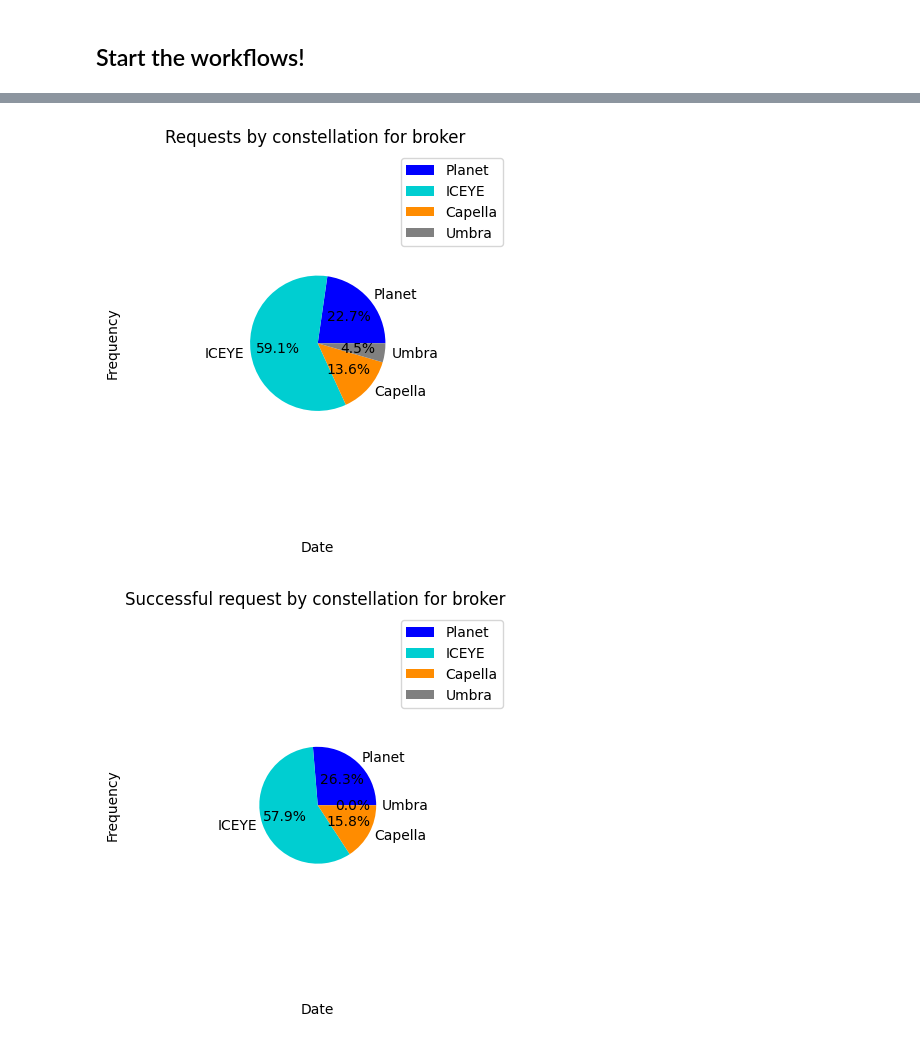
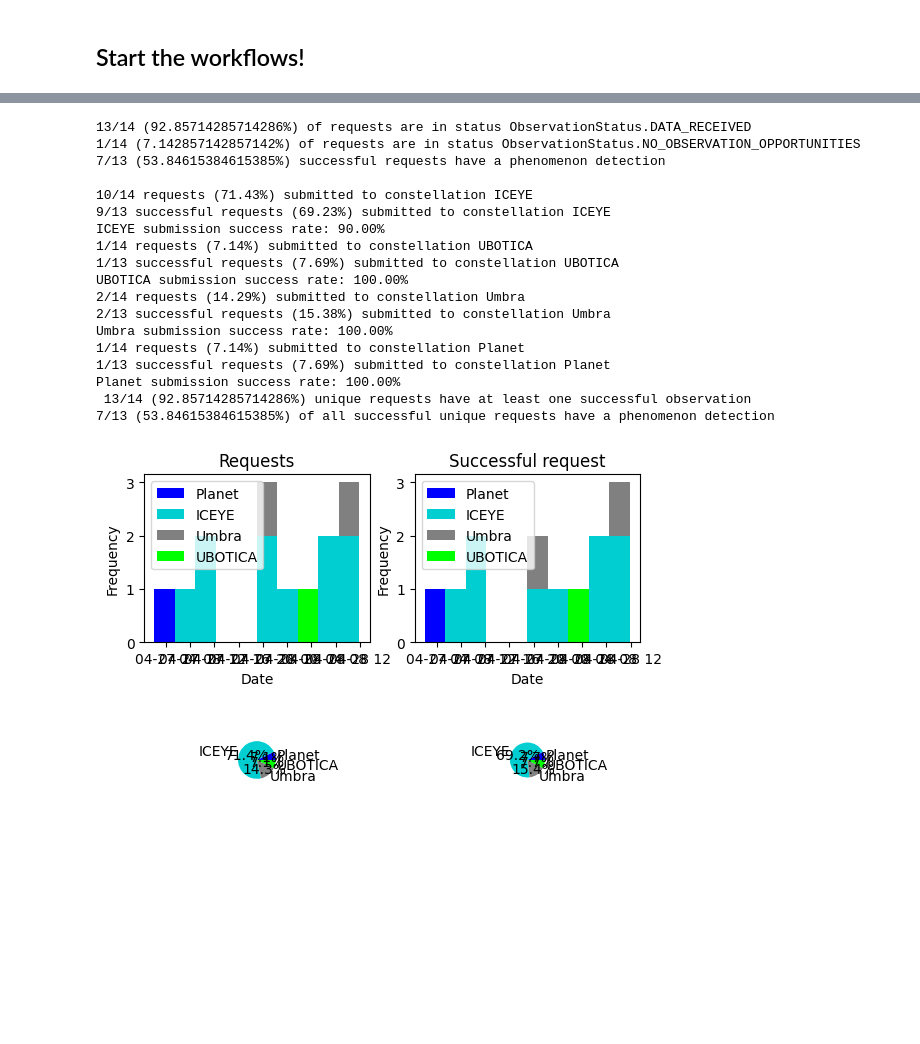
Before and after one commit to seakers/federated-scheduling, a Jupyter notebook: FAME-msa-workflow-dispatch.ipynb, the cells around one changed output, grey strips where cells are left out. Saved outputs shown, nothing was run; the diff lists cells and outputs as text; code cells hidden in the pictures; blank space fills up the shorter version.

Commit message:
Add: tracker now works, plotting

```diff
--- a/FAME-msa-workflow-dispatch.ipynb
+++ b/FAME-msa-workflow-dispatch.ipynb
@@ -333,7 +338,7 @@ constcolor = {sat.name: satmarkerer(sat.name) for sat in all_satellites}
 # %%
 Rotterdam = Location(3.8, 52, 0, "Rotterdam-ish")
 
-Gothenburg = Location(11.64, 57.60, 0, "Gothenburg")
+Gothenburg = Location(11.14, 58.10, 0, "Gothenburg")
 # %% [markdown]
 ### Communication opportunities
 # %%
@@ -428,15 +433,15 @@ So:
 # %%
 phenomenon_update_frequency = dt.timedelta(seconds=1800)
 
-avg_speed_kph = 37 # 20 kts
+avg_speed_kph = 37/2 # 20 kts
 start_speed_kph = avg_speed_kph
 start_heading_deg = 0
-heading_variance = .075
+heading_variance = .075/5
 speed_variance = 0.5
 
 # avg_speed_kph2 = 30 # 20 kts
 # start_speed_kph2 = avg_speed_kph2
-# start_heading_deg2 = 290
+start_heading_deg_G = 250
 # heading_variance = .075
 # speed_variance = 0.5
 
@@ -510,14 +515,14 @@ phenomena_gothenburg = [
         start_time=min_time,
         end_time=min_time+phenomenon_update_frequency,
         name = Gothenburg.name,
-        heading_deg=start_heading_deg,
+        heading_deg=start_heading_deg_G,
         speed_kph=start_speed_kph
     ),
 ]
 
 initial_toi_pose_gothenburg = Pose(lon_deg=Gothenburg.lon_deg, lat_deg=Gothenburg.lat_deg, time=min_time, alt_km=Gothenburg.alt_km, heading_deg=start_heading_deg, speed_kph=start_speed_kph, name="Gothenburg initial")
 
-new_heading_rad = start_heading_deg*np.pi/180.
+new_heading_rad = start_heading_deg_G*np.pi/180.
 
 random.seed(1)
 
@@ -606,7 +611,7 @@ axglobal.legend()
 # %%
 # phenomena = []
 
-world_with_brokers = World(satellites = all_satellites, phenomena=phenomena_with_stationary_toi)
+world_with_brokers = World(satellites = all_satellites, phenomena=phenomena)
 
 scheduler_planet = ConstellationGroundScheduler(satellites=dove_satellites+skysat_satellites+pelican_satellites+tanager_satellites, ground_stations=ground_stations, world=world_with_brokers, name="Planet")
 scheduler_umbra = ConstellationGroundScheduler(satellites=umbra_satellites, ground_stations=ground_stations, world=world_with_brokers, name="Umbra")
@@ -616,6 +621,10 @@ scheduler_ubotica = ConstellationGroundScheduler(satellites=ubotica_satellites,
 scheduler_mission_control = ConstellationGroundScheduler(satellites=mission_control_satellites, ground_stations=ground_stations, world=world_with_brokers, name="Mission Control")
 scheduler_aerospace = ConstellationGroundScheduler(satellites=aerospace_corp_satellites, ground_stations=ground_stations, world=world_with_brokers, name="AC")
 scheduler_iceye = ConstellationGroundScheduler(satellites=iceye_satellites, ground_stations=ground_stations, world=world_with_brokers, name="ICEYE")
+
+all_constellations = [scheduler_planet, scheduler_umbra, scheduler_capella, scheduler_LOFT, scheduler_ubotica, scheduler_mission_control, scheduler_aerospace, scheduler_iceye]
+
+constcolors = {c.name: constcolorer(c.name) for c in all_constellations}
 
 
 world_with_brokers.add_constellation(scheduler_planet)
@@ -633,7 +642,7 @@ other_broker = Broker(constellations=[scheduler_planet, scheduler_umbra, schedul
 
 
 world_with_brokers.add_broker(broker)
-# world_with_brokers.add_broker(other_broker)
+world_with_brokers.add_broker(other_broker)
 
 world_with_brokers.time = min_time
 # %% [markdown]
@@ -1071,9 +1038,9 @@ workflow_msa = Workflow(
         verbose=True,
         initial_toi_pose=initial_toi_pose_rotterdam,
         search_name_str="Rotterdam",
-        plot_filter_distribution=True,
+        plot_filter_distribution=False,
         # plot_axis=plot_axis_broker1,
-        save_filter_distribution=True,
+        save_filter_distribution=False,
         ),
 )
 # %% [output]
@@ -1419,6 +1491,29 @@ Time: 2026-01-21 23:58:38.514410. Event: Event Unlock satellite after obs, sat I
 # %%
-plot_request_statistics(broker._requests, constellation_colorer=constcolorer)
+fig, stats_axes = plt.subplots(2,2)
+
+stats_axes_linear = [stats_axes[0][0], stats_axes[1][0], stats_axes[0][1], stats_axes[1][1]]
+
+plot_request_statistics(broker._requests, axes=stats_axes_linear, constellation_colors=constcolors)
+
+request_statistics(broker._requests)
 # %% [output]
+13/14 (92.85714285714286%) of requests are in status ObservationStatus.DATA_RECEIVED
+1/14 (7.142857142857142%) of requests are in status ObservationStatus.NO_OBSERVATION_OPPORTUNITIES
+7/13 (53.84615384615385%) successful requests have a phenomenon detection
+
+10/14 requests (71.43%) submitted to constellation ICEYE
+9/13 successful requests (69.23%) submitted to constellation ICEYE
+ICEYE submission success rate: 90.00%
+1/14 requests (7.14%) submitted to constellation UBOTICA
+1/13 successful requests (7.69%) submitted to constellation UBOTICA
+UBOTICA submission success rate: 100.00%
+2/14 requests (14.29%) submitted to constellation Umbra
+2/13 successful requests (15.38%) submitted to constellation Umbra
+Umbra submission success rate: 100.00%
+1/14 requests (7.14%) submitted to constellation Planet
+1/13 successful requests (7.69%) submitted to constellation Planet
+Planet submission success rate: 100.00%
+ 13/14 (92.85714285714286%) unique requests have at least one successful observation
+7/13 (53.84615384615385%) of all successful unique requests have a phenomenon detection
-[figure, old version]
+[figure, new version]
-[figure, removed]
 # %%
```
Also changed, not shown: parts of 35 cells of this notebook, 9 other files.
